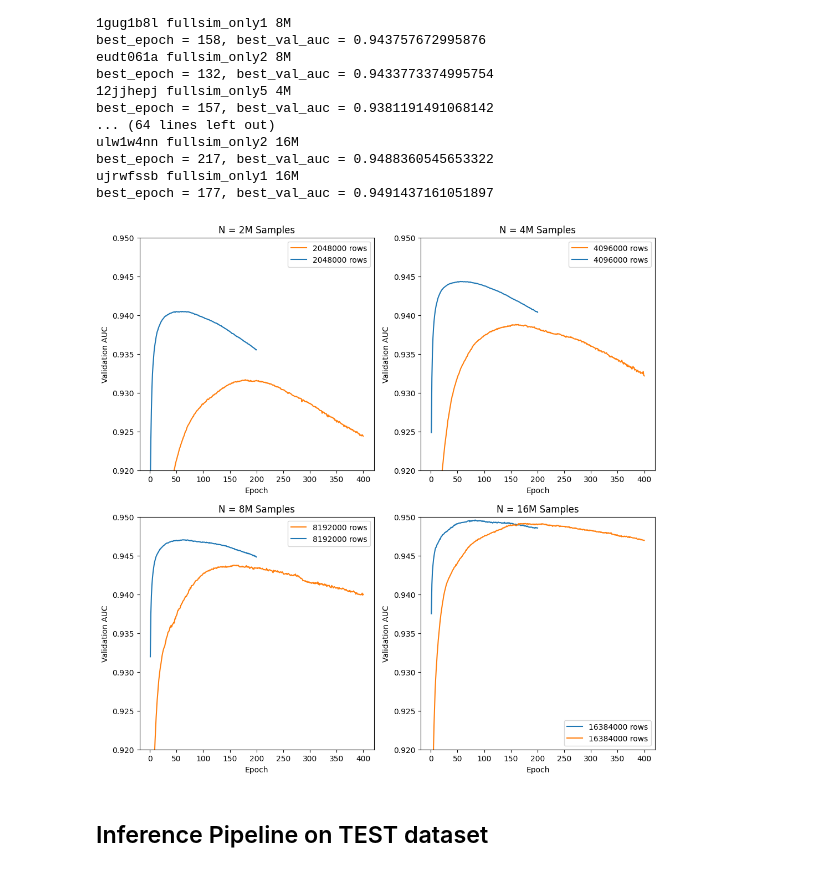
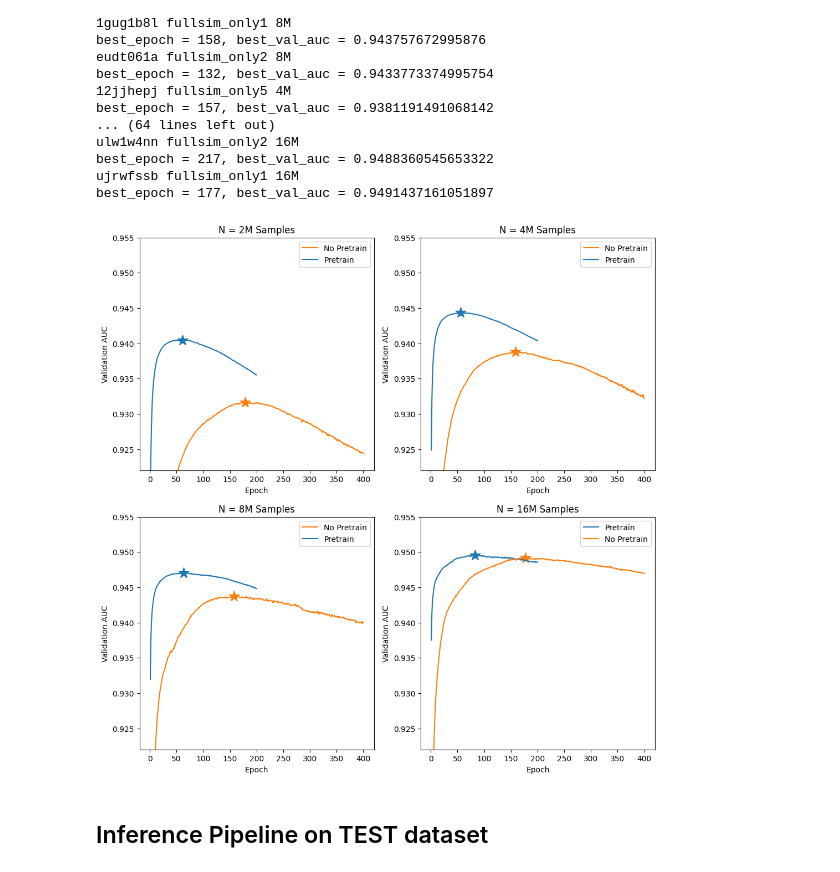
Before and after one commit to evilpegasus/transfer-learning, a Jupyter notebook: plots.ipynb, the cells around one changed output. Cells and saved outputs as stored; diff of their text form; code cells hidden in the pictures.

```diff
--- a/plots.ipynb
+++ b/plots.ipynb
@@ -56,28 +56,31 @@ best_epoch = 177, best_val_auc = 0.9491437161051897
 # %%
 # plot loss curves
 fig, axes = plt.subplots(2, 2, figsize=(12, 12))
 axes = axes.flatten()
 NUM_ROWS = [2048000, 4096000, 8192000, 16384000]
 for i, num_rows in enumerate(NUM_ROWS):
   for run in runs:
     if run.config["train_samples"] != num_rows:
       continue
     if run.config["seed"] != 1:
       continue
     hist = run.scan_history(keys=["epoch/epoch", "epoch/val_auc"], page_size=1000000)
     hist_df = pd.DataFrame(hist)
     best_epoch = runid_to_best_epoch[run.id]
     color = "C1" if "_only" in run.name else "C0"
     label = "No Pretrain" if "_only" in run.name else "Pretrain"
-    axes[i].plot(hist_df["epoch/epoch"], hist_df["epoch/val_auc"], label=f"{num_rows} rows", color=color)
+    axes[i].plot(hist_df["epoch/epoch"], hist_df["epoch/val_auc"], label=label, color=color)
     axes[i].set_title(f"N = {int(num_rows // 1e6)}M Samples")
+    # mark the best epoch with a star
+    axes[i].scatter(best_epoch, hist_df[hist_df["epoch/epoch"] == best_epoch]["epoch/val_auc"], marker="*", color=color, s=200)
+
 for ax in axes:
   ax.set_xlabel("Epoch")
   ax.set_ylabel("Validation AUC")
-  ax.set_ylim(0.92, 0.95)
+  ax.set_ylim(0.922, 0.955)
   ax.legend()
 # %% [output]
-[figure, old version]
+[figure, new version]
 # %% [markdown]
 ## Inference Pipeline on TEST dataset
 # %%
```
Also changed, not shown: parts of 1 cell of this notebook.
